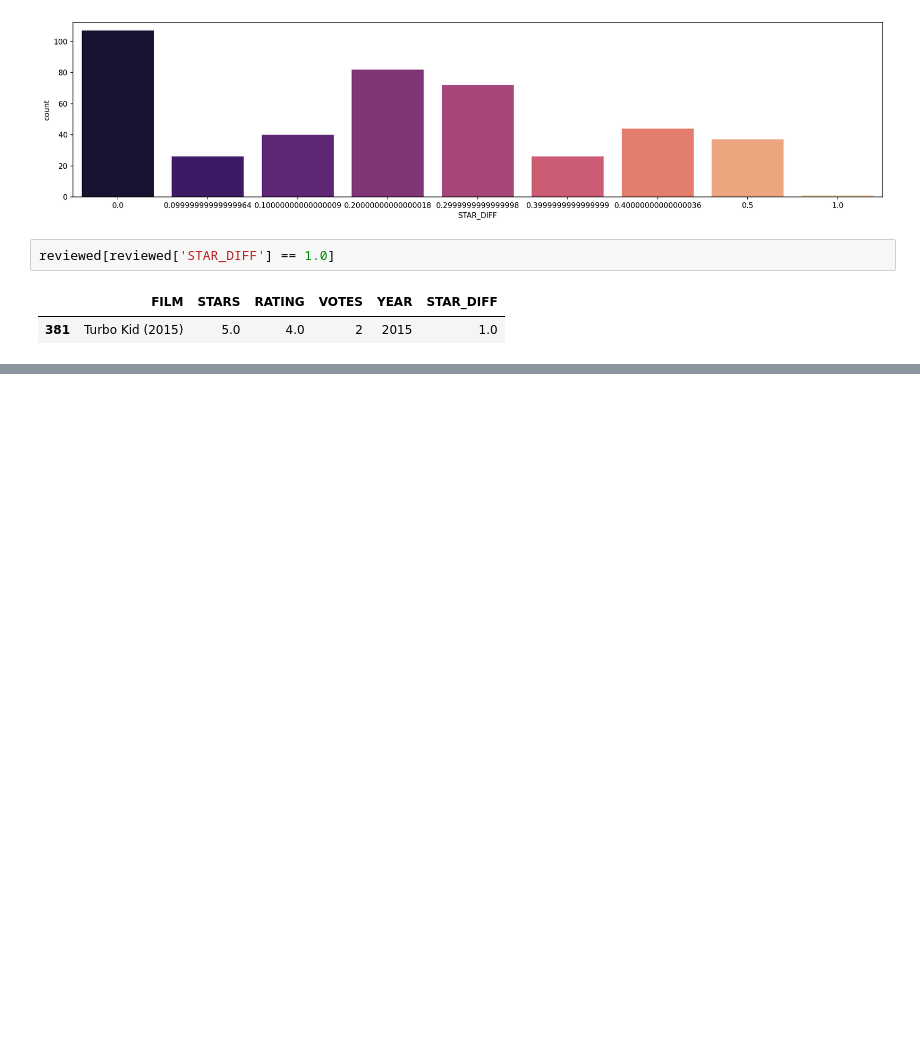
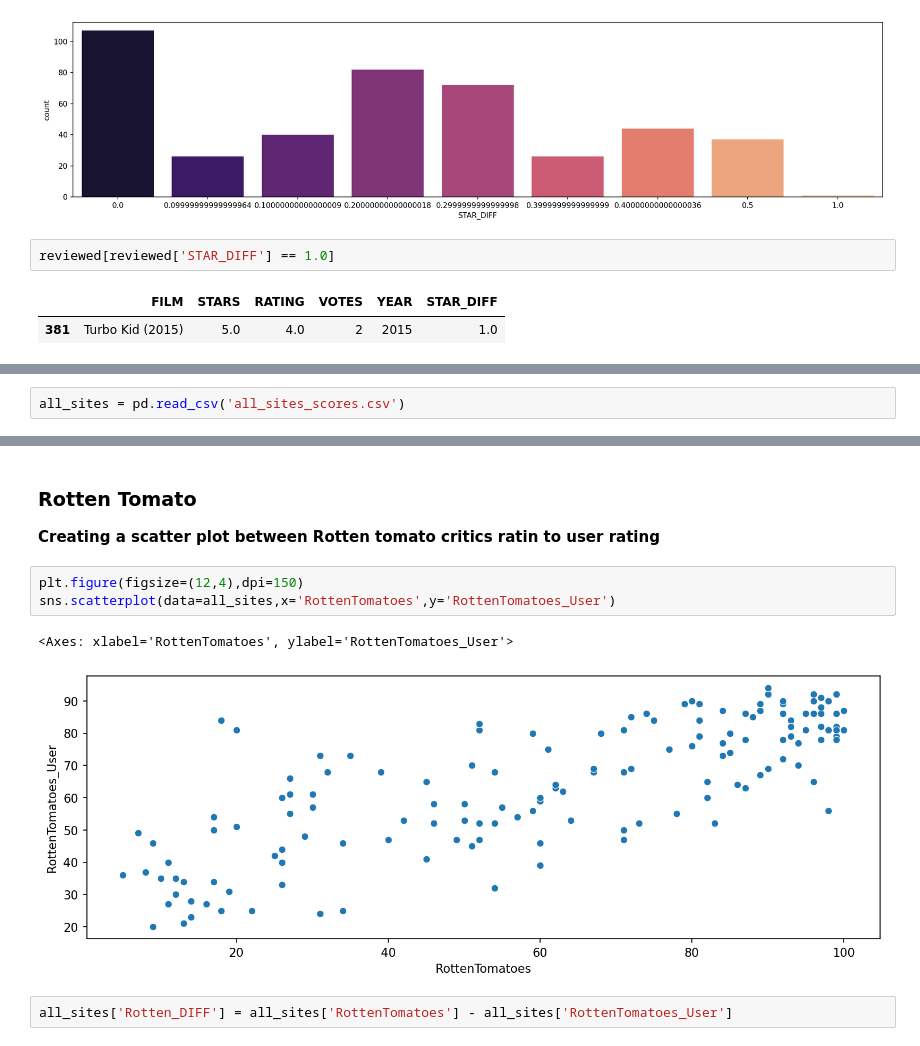
Before and after one commit to Aryan0220/Data-Visualization, a Jupyter notebook: reviews.ipynb, the cells around one changed output, grey strips where cells are left out. Saved outputs shown, nothing was run; the diff lists cells and outputs as text; blank space fills up the shorter version.

```diff
--- a/reviews.ipynb
+++ b/reviews.ipynb
@@ -188,0 +193,2 @@ reviewed[reviewed['STAR_DIFF'] == 1.0]
+# %%
+all_sites = pd.read_csv('all_sites_scores.csv')
@@ -188,0 +241,12 @@ reviewed[reviewed['STAR_DIFF'] == 1.0]
+# %% [markdown]
+### Rotten Tomato
+
+**Creating a scatter plot between Rotten tomato critics ratin to user rating**
+# %%
+plt.figure(figsize=(12,4),dpi=150)
+sns.scatterplot(data=all_sites,x='RottenTomatoes',y='RottenTomatoes_User')
+# %% [output]
+<Axes: xlabel='RottenTomatoes', ylabel='RottenTomatoes_User'>
+[figure, added]
+# %%
+all_sites['Rotten_DIFF'] = all_sites['RottenTomatoes'] - all_sites['RottenTomatoes_User']
```
Also changed, not shown: parts of 49 cells of this notebook, 2 other files.
